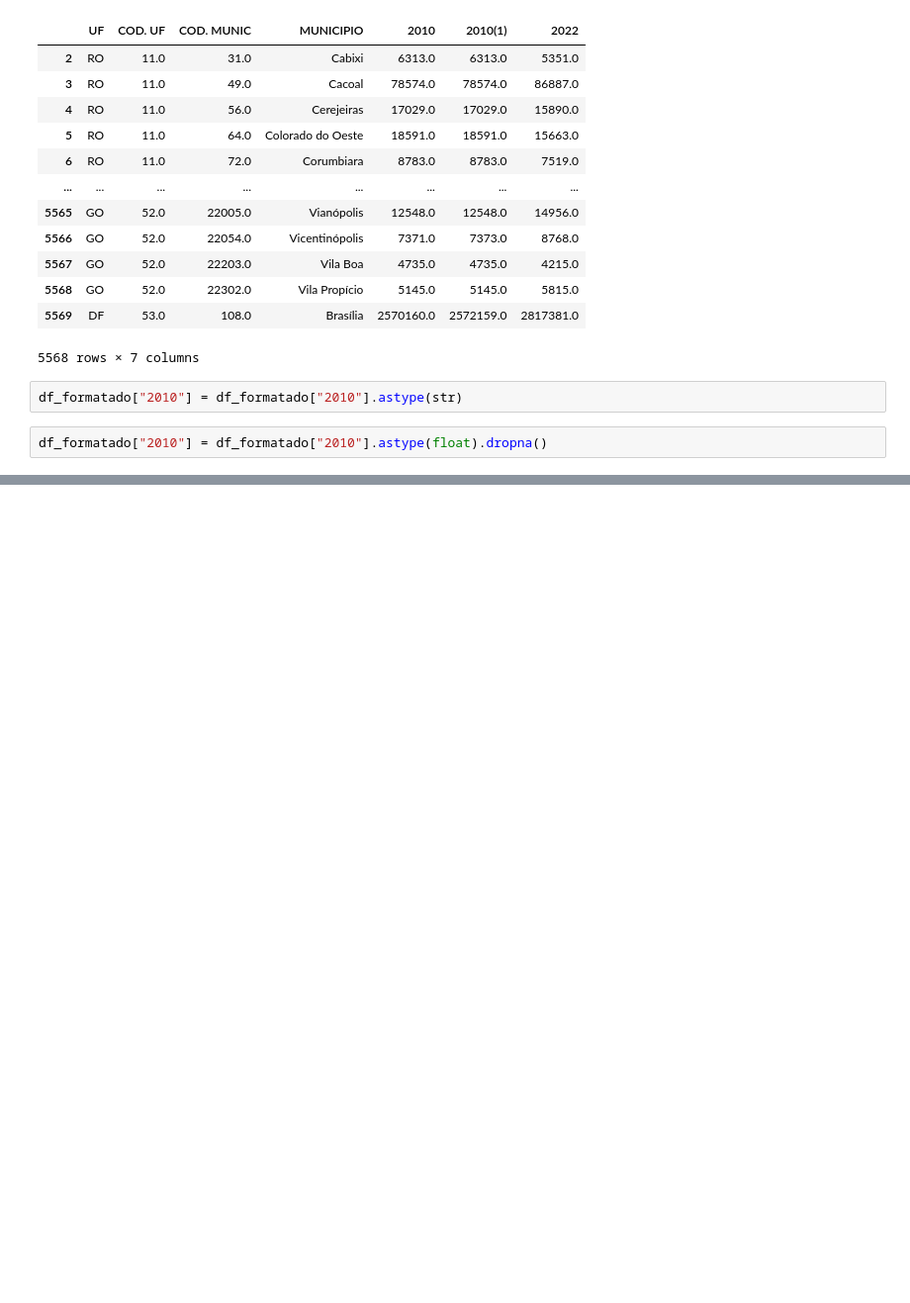
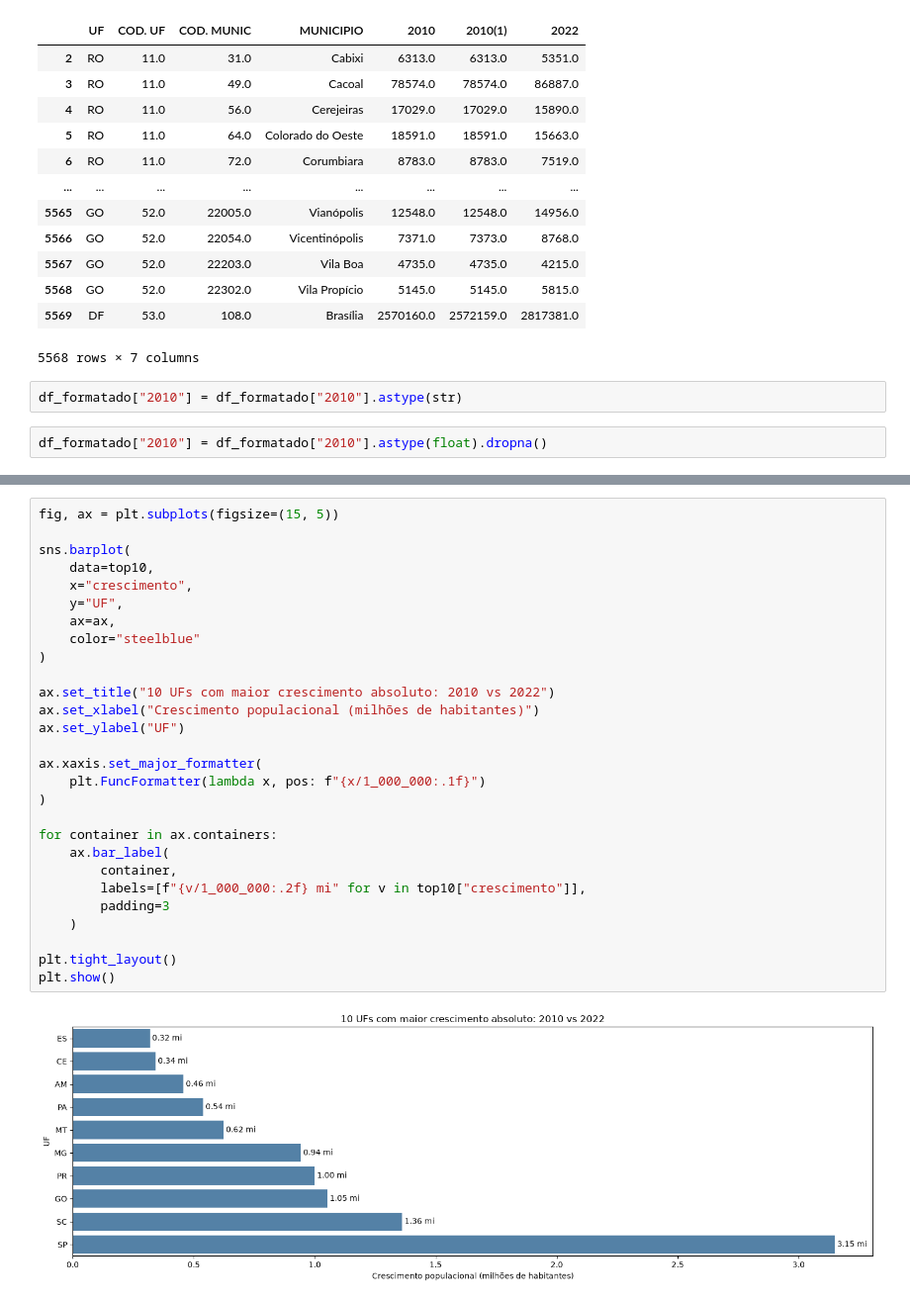
Before and after one commit to JorgeLmlp/analise_dados, a Jupyter notebook: Atividade_Aula4.ipynb, the cells around one changed output, grey strips where cells are left out. Shown at 99% size. Drawn from its saved outputs; the diff is of its cells as text; blank space fills up the shorter version.

```diff
--- a/Atividade_Aula4.ipynb
+++ b/Atividade_Aula4.ipynb
@@ -106,0 +120,30 @@ AttributeError: module 'matplotlib' has no attribute 'subplots'
+# %%
+fig, ax = plt.subplots(figsize=(15, 5))
+
+sns.barplot(
+    data=top10,
+    x="crescimento",
+    y="UF",
+    ax=ax,
+    color="steelblue"
+)
+
+ax.set_title("10 UFs com maior crescimento absoluto: 2010 vs 2022")
+ax.set_xlabel("Crescimento populacional (milhões de habitantes)")
+ax.set_ylabel("UF")
+
+ax.xaxis.set_major_formatter(
+    plt.FuncFormatter(lambda x, pos: f"{x/1_000_000:.1f}")
+)
+
+for container in ax.containers:
+    ax.bar_label(
+        container,
+        labels=[f"{v/1_000_000:.2f} mi" for v in top10["crescimento"]],
+        padding=3
+    )
+
+plt.tight_layout()
+plt.show()
+# %% [output]
+[figure, added]
```
Also changed, not shown: parts of 6 cells of this notebook.
